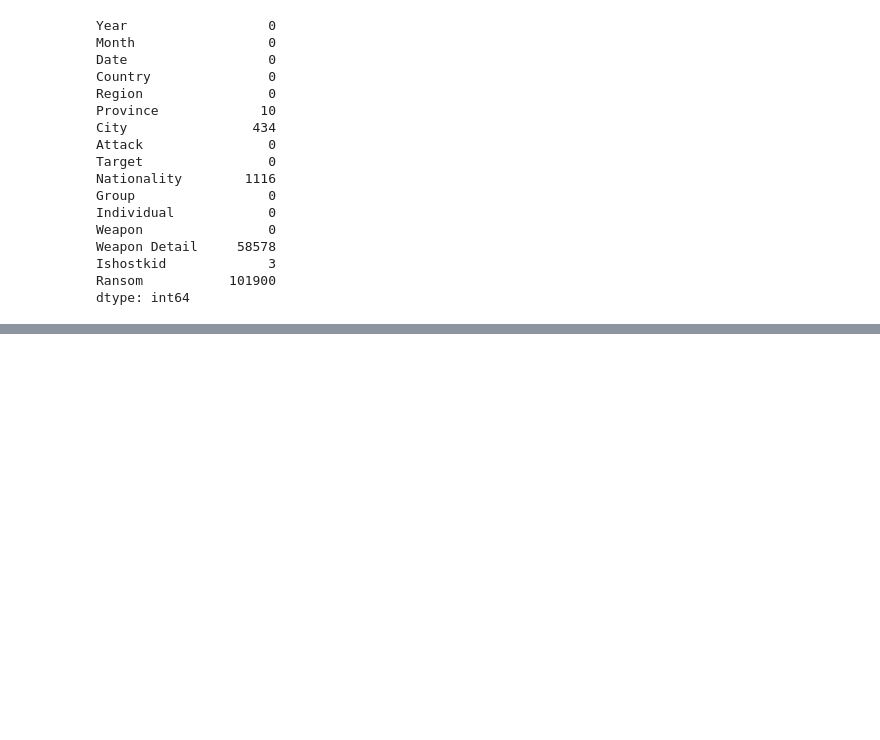
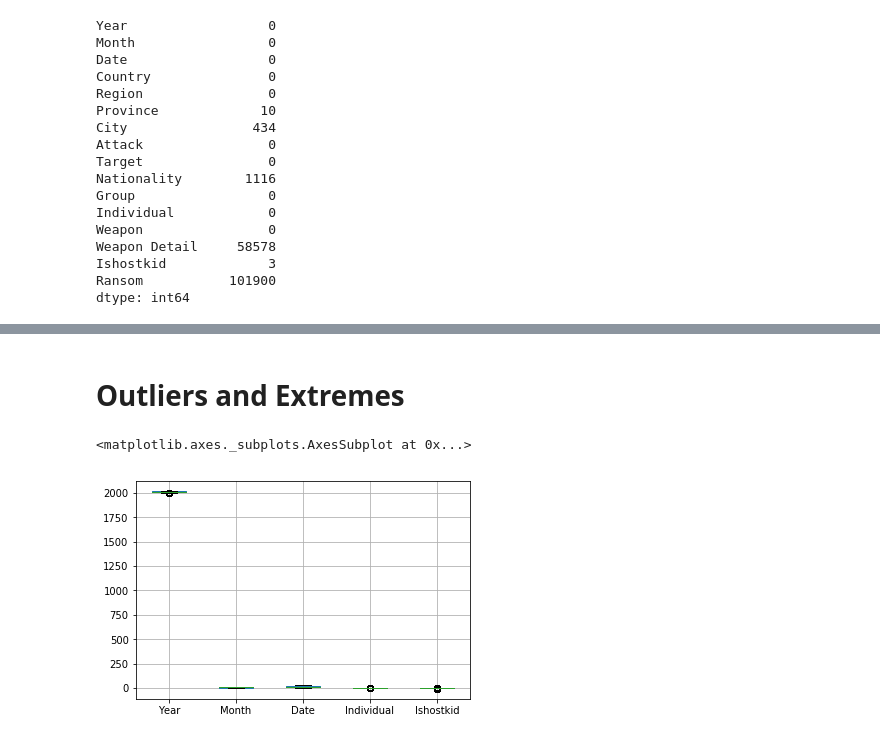
Before and after one commit to Gary-1606/Trial-BDAS, a Jupyter notebook: GlobalTerrorism.ipynb, the cells around one changed output, grey strips where cells are left out. Cells and saved outputs as stored; diff of their text form; code cells hidden in the pictures; blank space fills up the shorter version.

```diff
--- a/GlobalTerrorism.ipynb
+++ b/GlobalTerrorism.ipynb
@@ -550,3 +574,9 @@ Weapon Detail     58578
 Ishostkid             3
 Ransom           101900
 dtype: int64
+# %%
+#Missing value
+columns_missingvalues = ['Ransom','Weapon Detail']
+terrorismdf_pd.drop(columns_missingvalues, inplace=True, axis=1)
+print(terrorismdf_pd.columns)
+print(terrorismdf_pd.isnull().sum())
@@ -552,0 +603,5 @@ dtype: int64
+# %%
+# fill missing values with mode column values
+terrorismdf_pd = terrorismdf_pd.fillna(terrorismdf_pd.mode().iloc[0])
+# count the number of NaN values in each column
+print(terrorismdf_pd.isnull().sum())
@@ -552,0 +624,7 @@ dtype: int64
+# %% [markdown]
+# Outliers and Extremes
+# %%
+terrorismdf_pd.boxplot()
+# %% [output]
+<matplotlib.axes._subplots.AxesSubplot at 0x...>
+[figure, added]
```
Also changed, not shown: parts of 19 cells of this notebook, 1 other file.
